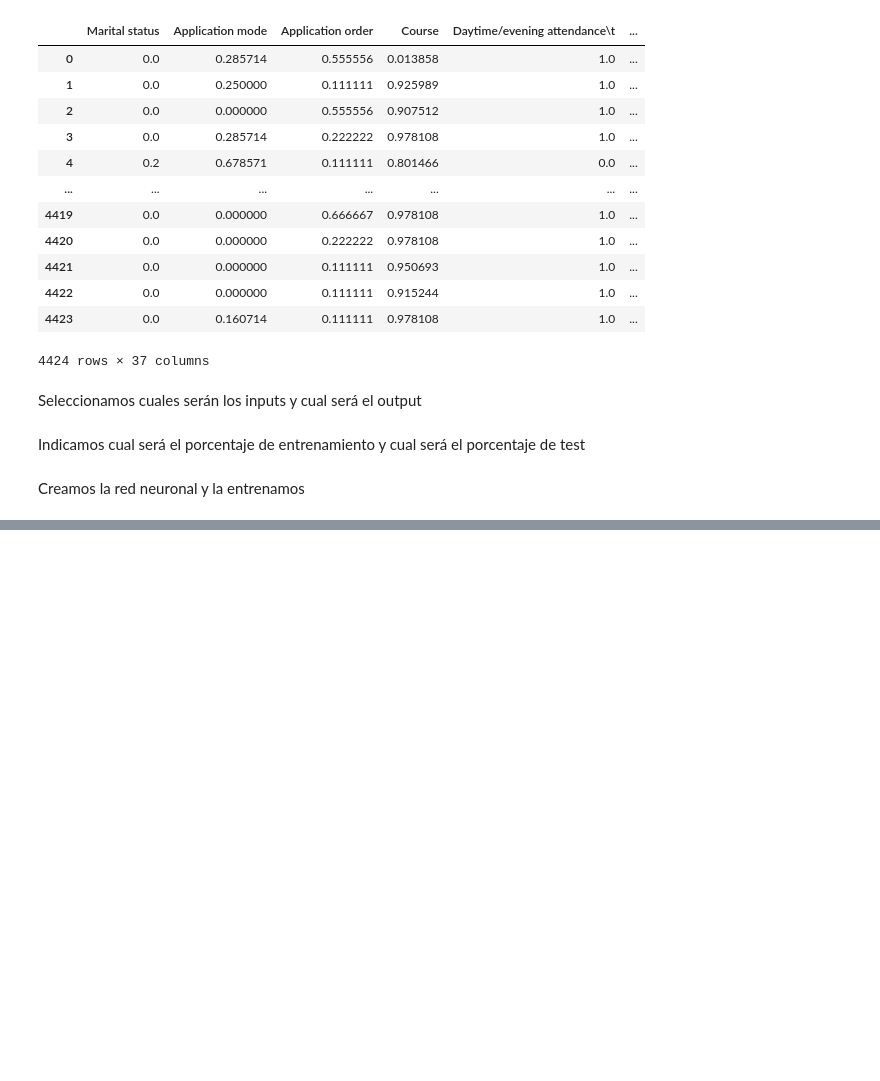
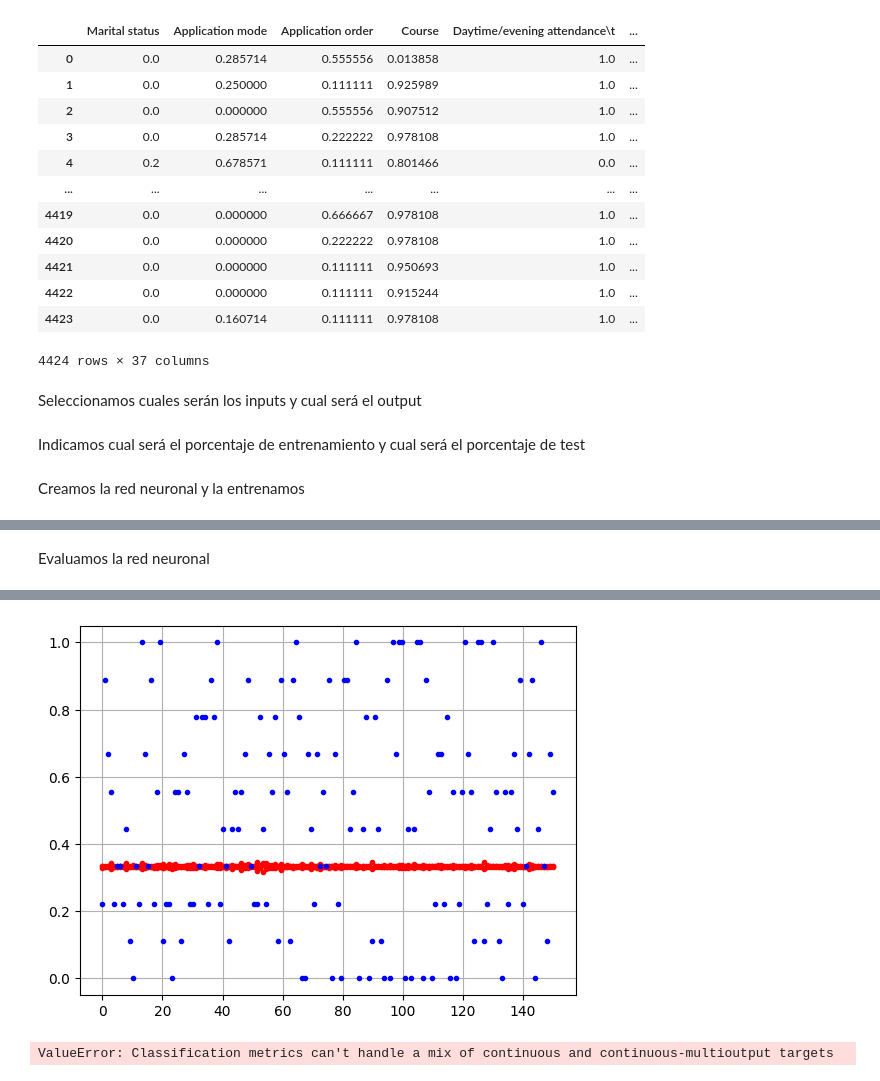
Before and after one commit to Knitrot/Sue-o, a Jupyter notebook: sueño.ipynb, the cells around one changed output, grey strips where cells are left out. Saved outputs shown, nothing was run; the diff lists cells and outputs as text; code cells hidden in the pictures; blank space fills up the shorter version.

```diff
--- a/sueño.ipynb
+++ b/sueño.ipynb
@@ -717,0 +726,10 @@ Epoch 500/500
+# %% [markdown]
+Evaluamos la red neuronal
+# %%
+resultado=model.predict(X_test)
+x_fun=np.linspace(0,len(X_test),len(X_test))
+plt.figure(2)
+plt.plot(x_fun,resultado,'r.')
+plt.plot(x_fun,Y_test,'b.')
+plt.grid()
+# %% [output]
@@ -717,0 +737,6 @@ Epoch 500/500
+[figure, added]
+# %%
+from sklearn.metrics import confusion_matrix
+confusion_matrix(Y_test,resultado)
+# %% [output]
+ValueError: Classification metrics can't handle a mix of continuous and continuous-multioutput targets
```
Also changed, not shown: parts of 3 cells of this notebook.
